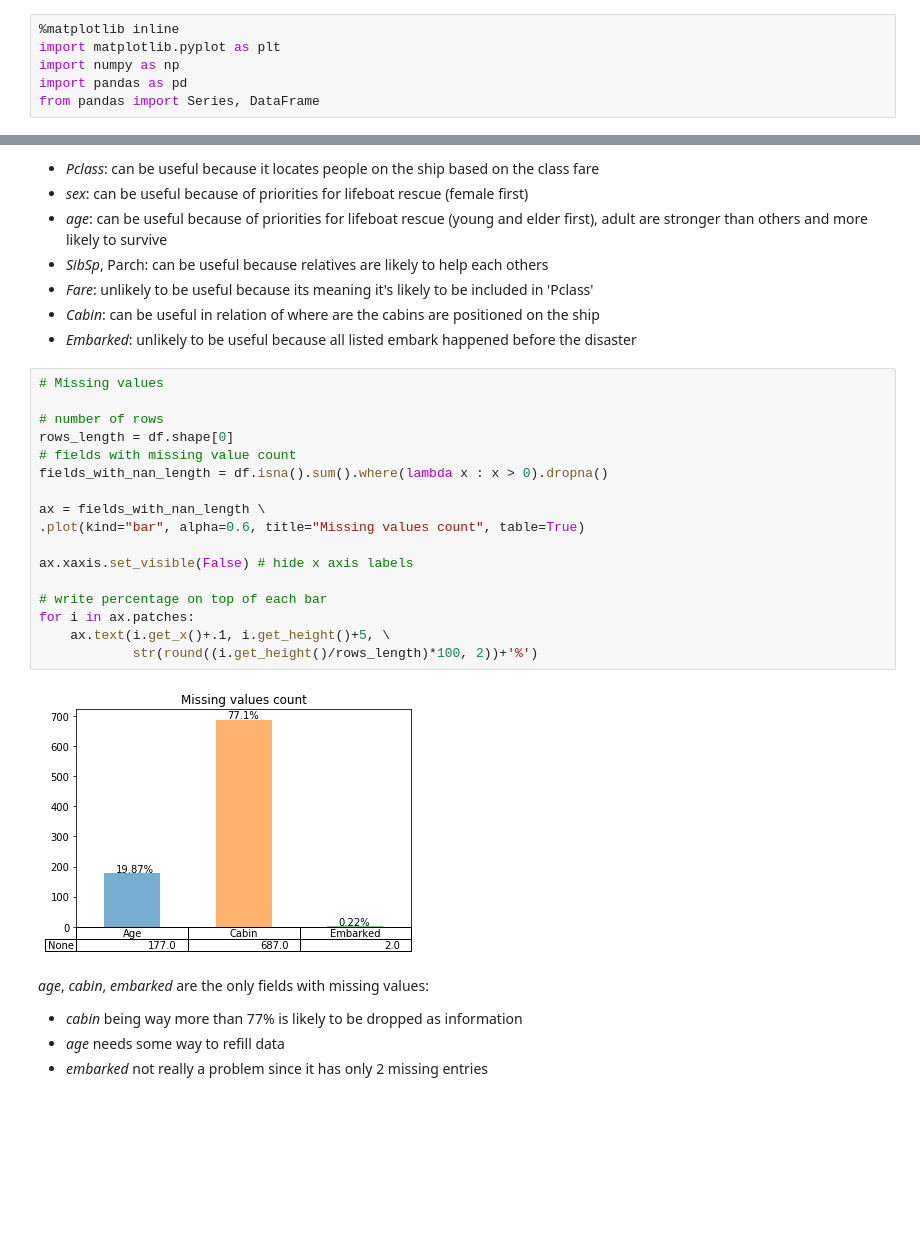
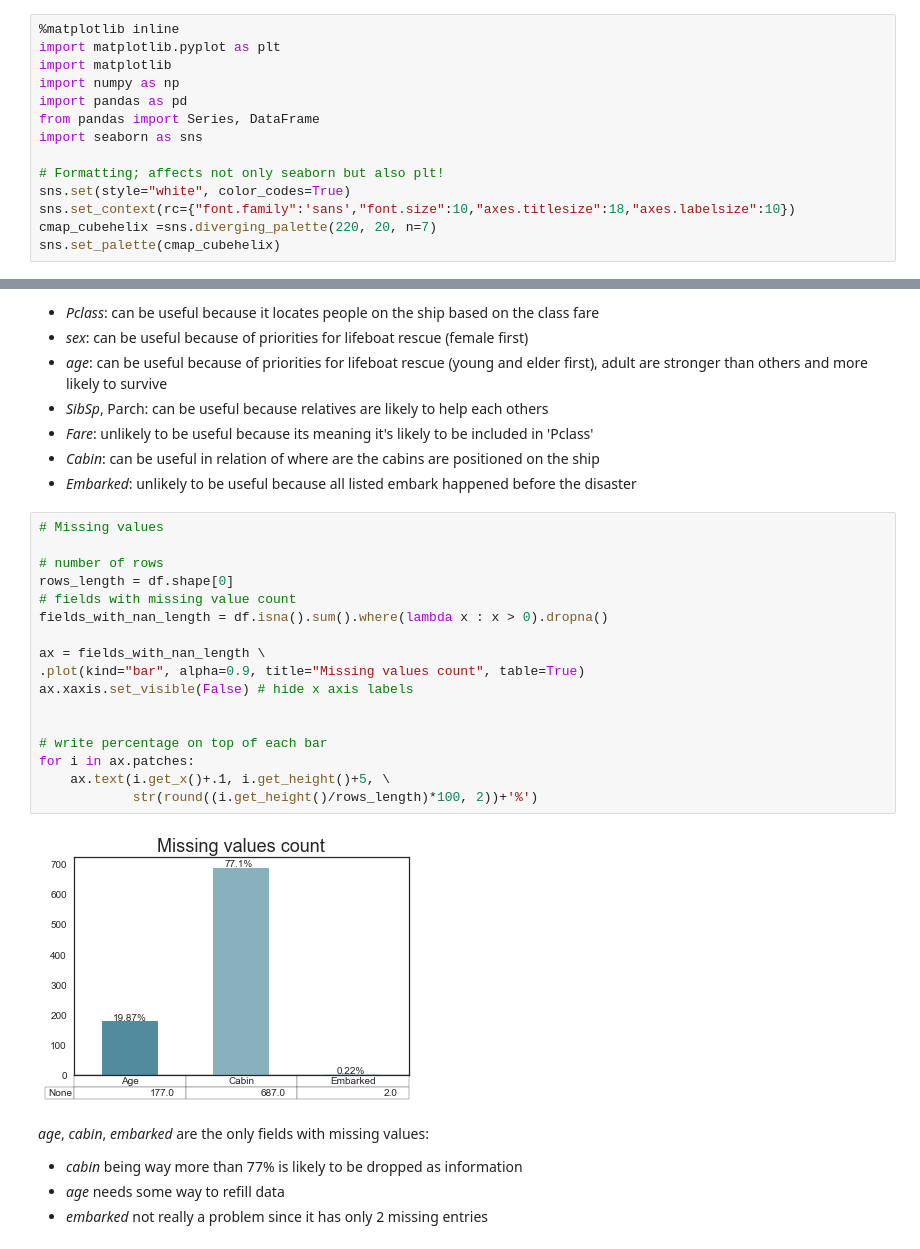
Before and after one commit to yangvnks/titanic-classification, a Jupyter notebook: data-visualisation.ipynb, the cells around one changed output, grey strips where cells are left out. Saved outputs shown, nothing was run; the diff lists cells and outputs as text; blank space fills up the shorter version.

```diff
--- a/data-visualisation.ipynb
+++ b/data-visualisation.ipynb
@@ -6,9 +6,17 @@ If not present , create locally a 'Data' folder containing the datasets<br>
 # %%
 %matplotlib inline
 import matplotlib.pyplot as plt
+import matplotlib
 import numpy as np
 import pandas as pd
 from pandas import Series, DataFrame
+import seaborn as sns
+
+# Formatting; affects not only seaborn but also plt!
+sns.set(style="white", color_codes=True)
+sns.set_context(rc={"font.family":'sans',"font.size":10,"axes.titlesize":18,"axes.labelsize":10})
+cmap_cubehelix =sns.diverging_palette(220, 20, n=7)
+sns.set_palette(cmap_cubehelix)
 # %%
 train_path = "Data/train.csv"
 df = pd.read_csv(train_path, dtype={
@@ -62,22 +70,22 @@ Assumptions and considerations about the available 12 fields:
 # %%
 # Missing values
 
 # number of rows
 rows_length = df.shape[0]
 # fields with missing value count
 fields_with_nan_length = df.isna().sum().where(lambda x : x > 0).dropna()
 
 ax = fields_with_nan_length \
-.plot(kind="bar", alpha=0.6, title="Missing values count", table=True)
+.plot(kind="bar", alpha=0.9, title="Missing values count", table=True)
+ax.xaxis.set_visible(False) # hide x axis labels
 
-ax.xaxis.set_visible(False) # hide x axis labels
 
 # write percentage on top of each bar
 for i in ax.patches:
     ax.text(i.get_x()+.1, i.get_height()+5, \
             str(round((i.get_height()/rows_length)*100, 2))+'%')
 # %% [output]
-[figure, old version]
+[figure, new version]
 # %% [markdown]
 *age*, *cabin*, *embarked* are the only fields with missing values:
 * *cabin* being way more than 77% is likely to be dropped as information
```
Also changed, not shown: parts of 3 cells of this notebook.
